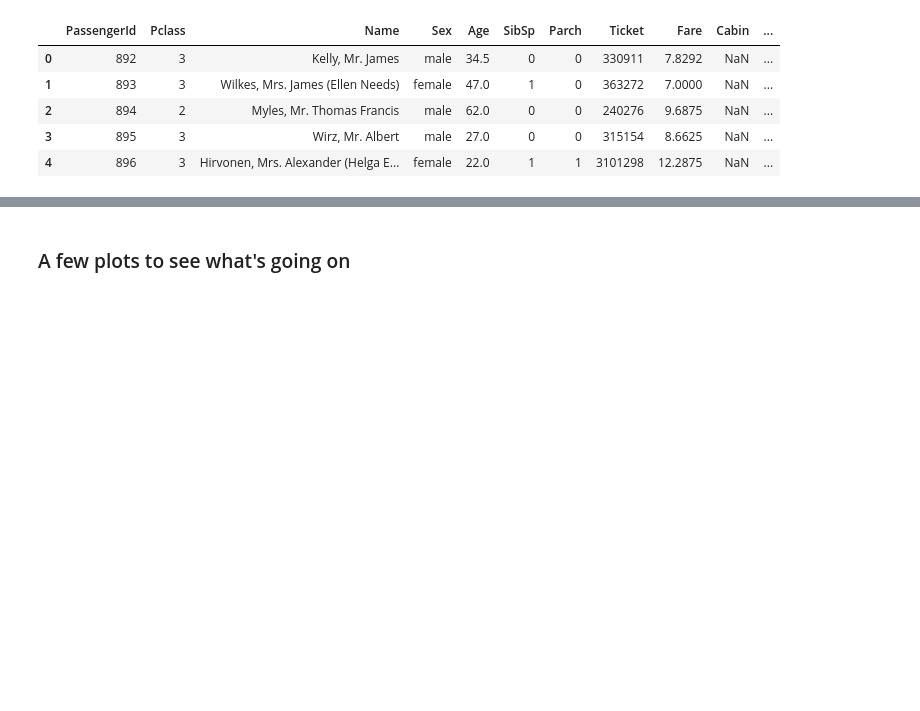
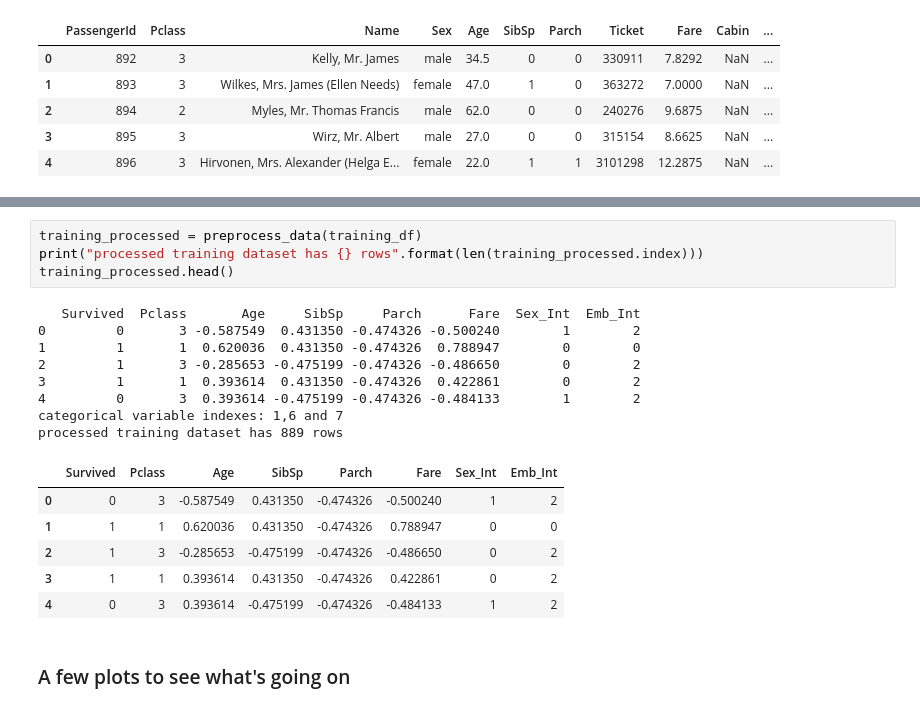
Before and after one commit to eeghor/kaggle-titanic, a Jupyter notebook: titanic-data-analysis.ipynb, the cells around one changed output, grey strips where cells are left out. Cells and saved outputs as stored; diff of their text form; blank space fills up the shorter version.

```diff
--- a/titanic-data-analysis.ipynb
+++ b/titanic-data-analysis.ipynb
@@ -90,3 +144,22 @@ See the caveats in the documentation: http://pandas.pydata.org/pandas-docs/stabl
+# %%
+training_processed = preprocess_data(training_df)
+print("processed training dataset has {} rows".format(len(training_processed.index)))
+training_processed.head()
+# %% [output]
+   Survived  Pclass       Age     SibSp     Parch      Fare  Sex_Int  Emb_Int
+0         0       3 -0.587549  0.431350 -0.474326 -0.500240        1        2
+1         1       1  0.620036  0.431350 -0.474326  0.788947        0        0
+2         1       3 -0.285653 -0.475199 -0.474326 -0.486650        0        2
+3         1       1  0.393614  0.431350 -0.474326  0.422861        0        2
+4         0       3  0.393614 -0.475199 -0.474326 -0.484133        1        2
+categorical variable indexes: 1,6 and 7
+processed training dataset has 889 rows
+|  | Survived | Pclass | Age | SibSp | Parch | Fare | Sex_Int | Emb_Int |
+| 0 | 0 | 3 | -0.587549 | 0.431350 | -0.474326 | -0.500240 | 1 | 2 |
+| 1 | 1 | 1 | 0.620036 | 0.431350 | -0.474326 | 0.788947 | 0 | 0 |
+| 2 | 1 | 3 | -0.285653 | -0.475199 | -0.474326 | -0.486650 | 0 | 2 |
+| 3 | 1 | 1 | 0.393614 | 0.431350 | -0.474326 | 0.422861 | 0 | 2 |
+| 4 | 0 | 3 | 0.393614 | -0.475199 | -0.474326 | -0.484133 | 1 | 2 |
 # %% [markdown]
 ### A few plots to see what's going on
 # %%
```
Also changed, not shown: parts of 13 cells of this notebook.
